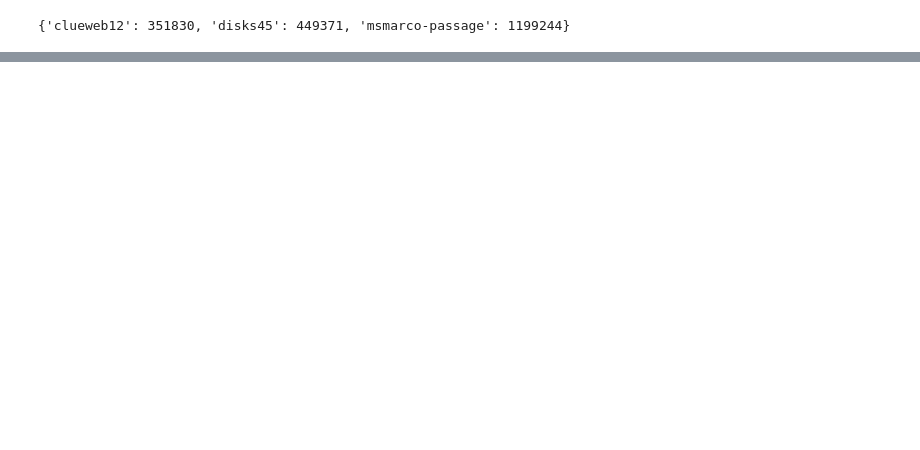
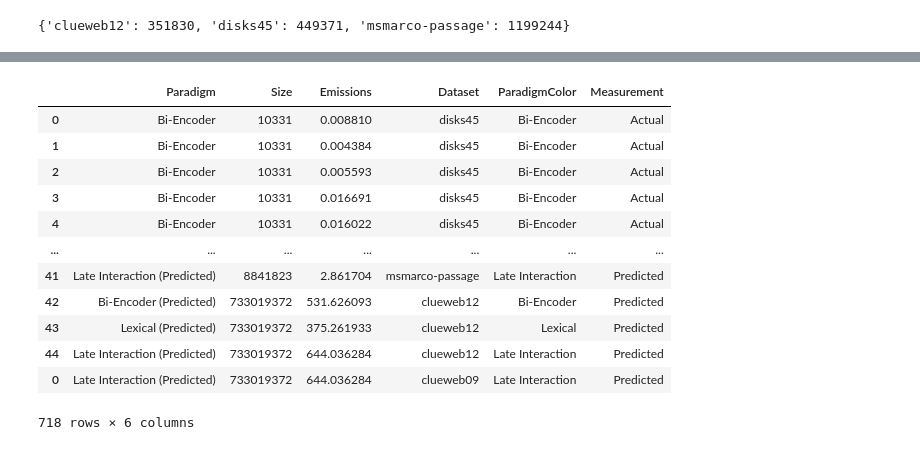
Before and after one commit to webis-de/ecir25-corpus-subsampling, a Jupyter notebook: notebooks/carbon-footprint-eval.ipynb, the cells around one changed output, grey strips where cells are left out. Saved outputs shown, nothing was run; the diff lists cells and outputs as text; code cells hidden in the pictures; blank space fills up the shorter version.

```diff
--- a/notebooks/carbon-footprint-eval.ipynb
+++ b/notebooks/carbon-footprint-eval.ipynb
@@ -182,0 +258,20 @@ plt.yscale('log')
+# %%
+df_concat
+
+# add a new column called hue.
+# If "Paradigm column starts with "Bi-Encoder", make the hue row red
+# Otherwise make it green.
+# %% [output]
+|  | Paradigm | Size | Emissions | Dataset | ParadigmColor | Measurement |
+| 0 | Bi-Encoder | 10331 | 0.008810 | disks45 | Bi-Encoder | Actual |
+| 1 | Bi-Encoder | 10331 | 0.004384 | disks45 | Bi-Encoder | Actual |
+| 2 | Bi-Encoder | 10331 | 0.005593 | disks45 | Bi-Encoder | Actual |
+| 3 | Bi-Encoder | 10331 | 0.016691 | disks45 | Bi-Encoder | Actual |
+| 4 | Bi-Encoder | 10331 | 0.016022 | disks45 | Bi-Encoder | Actual |
+| ... | ... | ... | ... | ... | ... | ... |
+| 41 | Late Interaction (Predicted) | 8841823 | 2.861704 | msmarco-passage | Late Interaction | Predicted |
+| 42 | Bi-Encoder (Predicted) | 733019372 | 531.626093 | clueweb12 | Bi-Encoder | Predicted |
+| 43 | Lexical (Predicted) | 733019372 | 375.261933 | clueweb12 | Lexical | Predicted |
+| 44 | Late Interaction (Predicted) | 733019372 | 644.036284 | clueweb12 | Late Interaction | Predicted |
+| 0 | Late Interaction (Predicted) | 733019372 | 644.036284 | clueweb09 | Late Interaction | Predicted |
+718 rows × 6 columns
```
Also changed, not shown: parts of 3 cells of this notebook, 1 other file.
